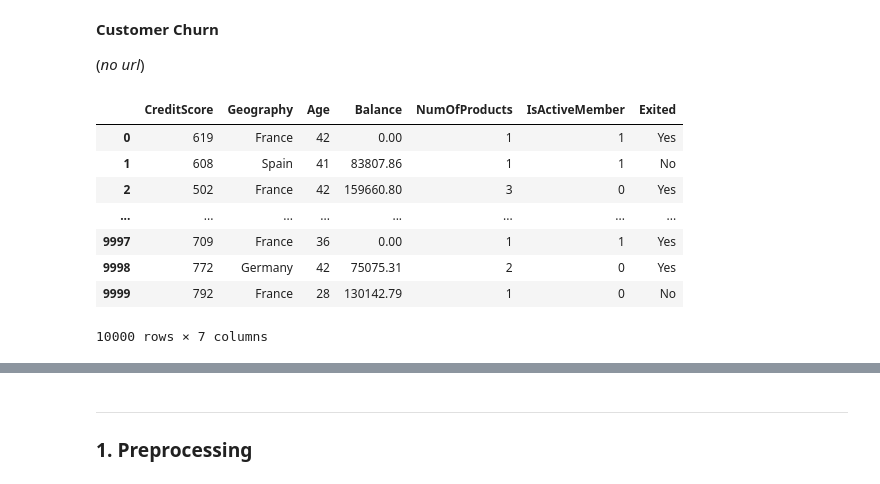
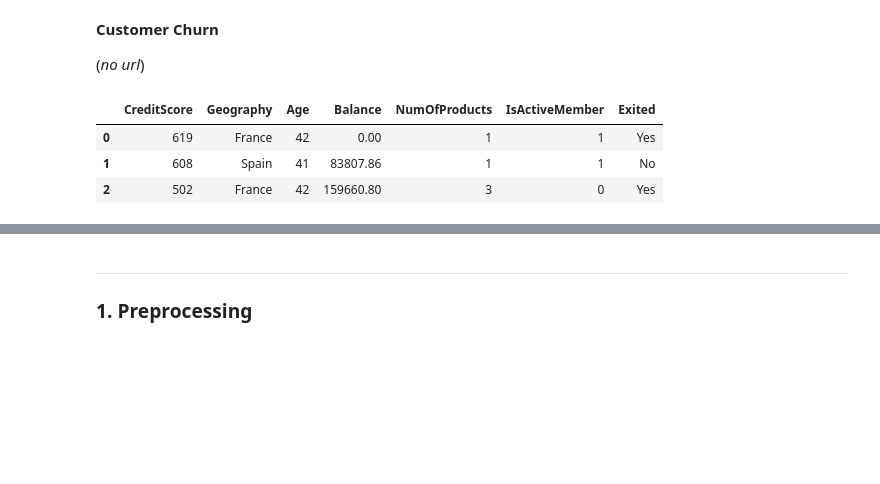
Before and after one commit to ElodieBayet/ai-developer, a Jupyter notebook: 06.projects/02.churn/ml_churn.ipynb, the cells around one changed output, grey strips where cells are left out. Drawn from its saved outputs; the diff is of its cells as text; code cells hidden in the pictures; blank space fills up the shorter version.

```diff
--- a/06.projects/02.churn/ml_churn.ipynb
+++ b/06.projects/02.churn/ml_churn.ipynb
@@ -116,20 +155,15 @@ sns.color_palette("icefire", as_cmap=True)
 # %%
 # (!) - Version 1
 churn_1_file_path = './_datasets/churn_data_prepare_1.csv'
 churn_1_data = pd.read_csv(churn_1_file_path)
 churn_1_data['Exited'] = churn_1_data['Exited'].astype('category')
 
-churn_1_data
+churn_1_data.head(3)
 # %% [output]
 |  | CreditScore | Geography | Age | Balance | NumOfProducts | IsActiveMember | Exited |
 | 0 | 619 | France | 42 | 0.00 | 1 | 1 | Yes |
 | 1 | 608 | Spain | 41 | 83807.86 | 1 | 1 | No |
 | 2 | 502 | France | 42 | 159660.80 | 3 | 0 | Yes |
-| ... | ... | ... | ... | ... | ... | ... | ... |
-| 9997 | 709 | France | 36 | 0.00 | 1 | 1 | Yes |
-| 9998 | 772 | Germany | 42 | 75075.31 | 2 | 0 | Yes |
-| 9999 | 792 | France | 28 | 130142.79 | 1 | 0 | No |
-10000 rows × 7 columns
 # %%
 # (!) - Version 2
 churn_2_file_path = './_datasets/churn_data_prepare_2.csv'
```
Also changed, not shown: parts of 25 cells of this notebook, 4 other files.
